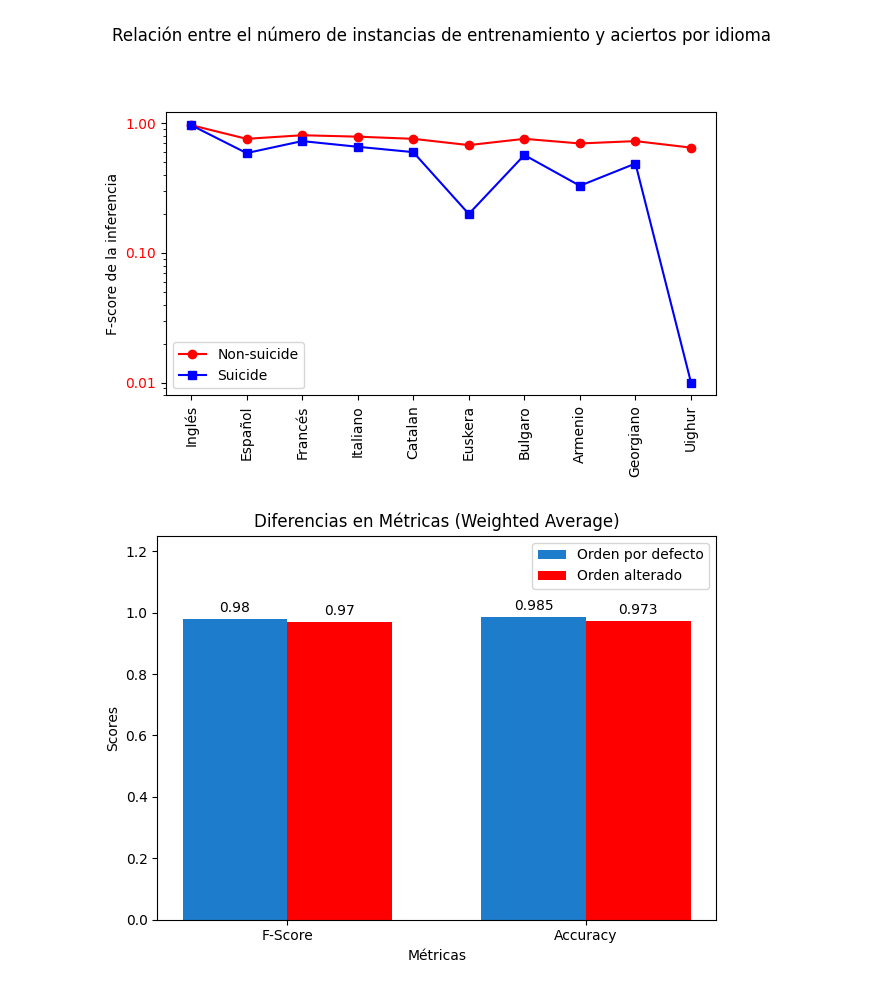
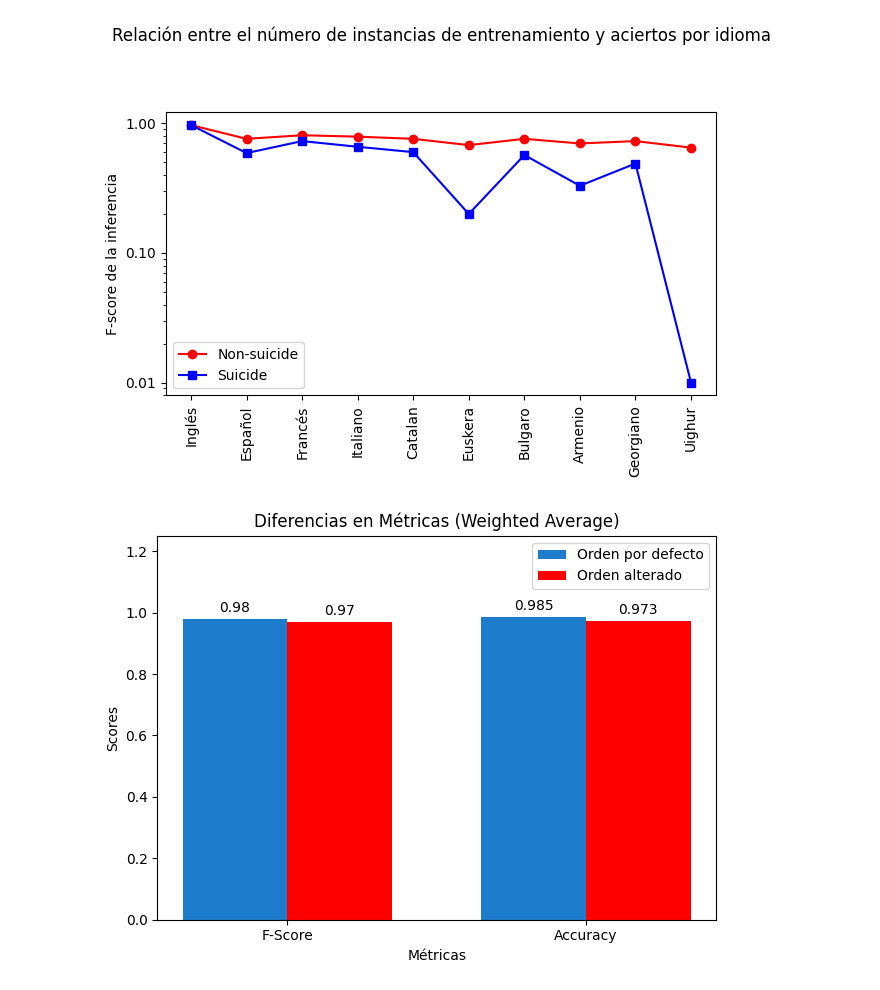
Before and after one commit to Sergiom8m/Supervised_clasification_RQ, a Jupyter notebook: notebooks/Charts.ipynb, the cells around one changed output. Cells and saved outputs as stored; diff of their text form; code cells hidden in the pictures.

```diff
--- a/notebooks/Charts.ipynb
+++ b/notebooks/Charts.ipynb
@@ -44,35 +44,35 @@ from matplotlib.ticker import ScalarFormatter
 # Datos de ejemplo
 idiomas = ['Inglés', 'Español', 'Francés', 'Italiano', 'Catalan', 'Euskera', 'Bulgaro', 'Armenio', 'Georgiano', 'Uighur']
 non_suicide = [0.97, 0.76, 0.81, 0.79, 0.76, 0.68, 0.76, 0.70, 0.73, 0.65]
 suicide = [0.97, 0.59, 0.73, 0.66, 0.60, 0.20, 0.57, 0.33, 0.49, 0.01]
 
 # Crear la figura y los ejes
 fig, ax1 = plt.subplots()
 
 ax1.plot(idiomas, non_suicide, color='red', marker='o', label='Non-suicide')
 ax1.plot(idiomas, suicide, color='blue', marker='s', label='Suicide')
 
 ax1.set_ylabel('F-score de la inferencia', color='black')
 
-ax1.tick_params(axis='y', labelcolor='red')
+ax1.tick_params(axis='y')
 
 ax1.set_yscale('log')
 
 # Usar ScalarFormatter para mostrar los valores directos en lugar de notación científica en el eje y
 ax1.yaxis.set_major_formatter(ScalarFormatter())
 
 # Rotar los nombres de los idiomas en el eje x
 plt.xticks(rotation=90)
 
 # Añadir leyendas
 plt.legend()
 
 # Mostrar el gráfico
 plt.title('Relación entre el número de instancias de entrenamiento y aciertos por idioma\n\n\n')
 plt.tight_layout()
 plt.show()
 # %% [output]
-[figure, old version]
+[figure, new version]
 # %%
 import matplotlib.pyplot as plt
 
```
Also changed, not shown: parts of 2 cells of this notebook.
